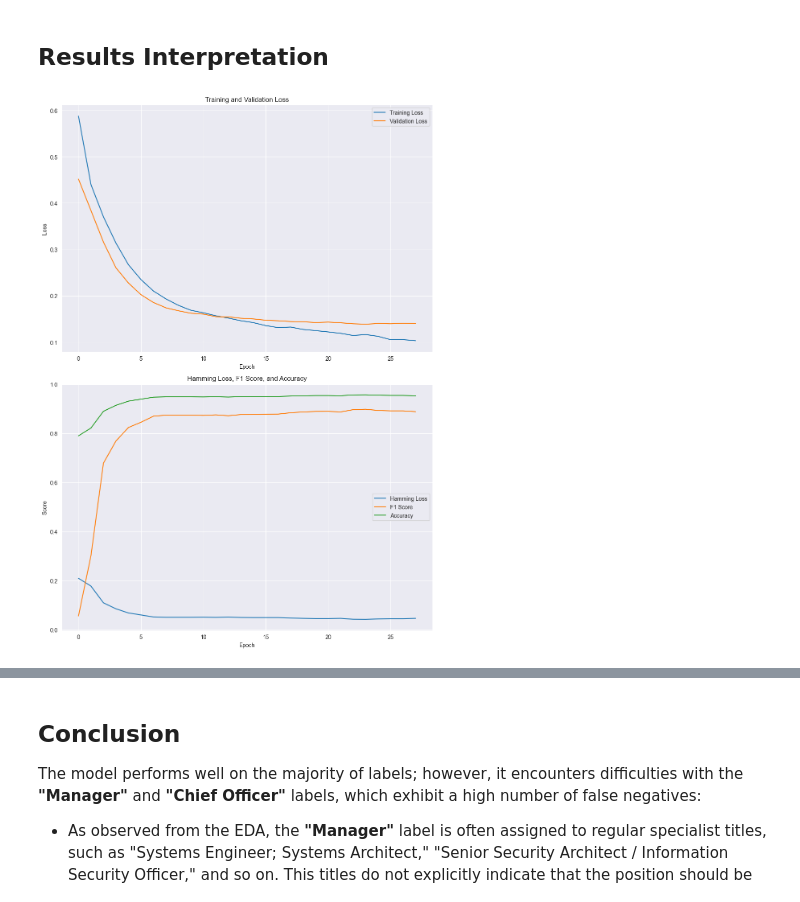
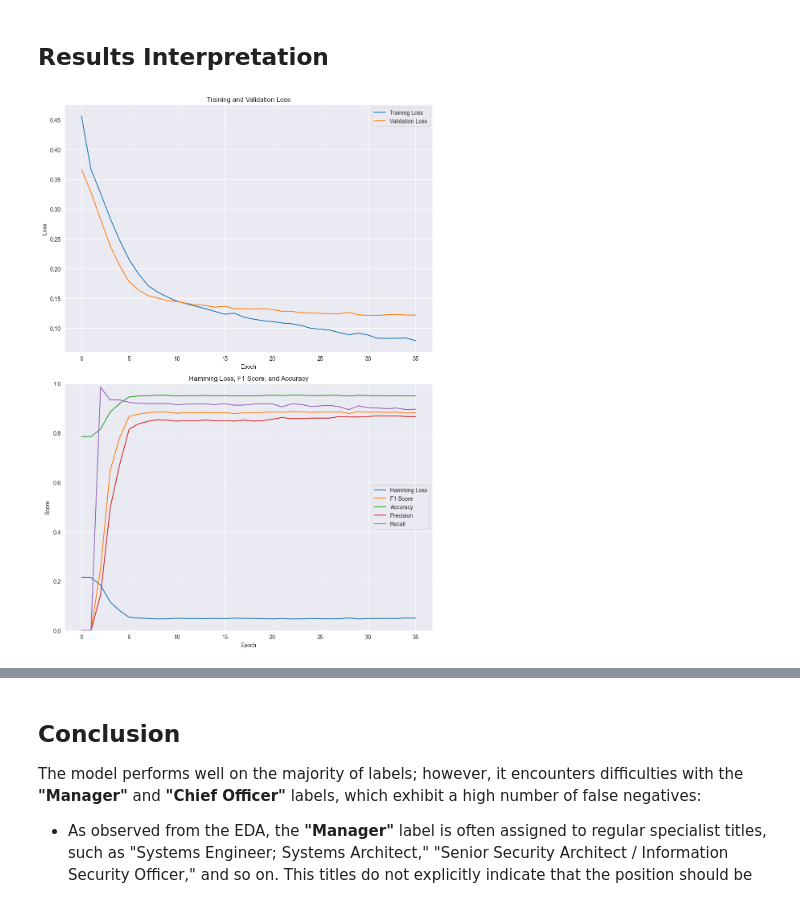
Before and after one commit to anyaachan/JobTitleClassification, a Jupyter notebook: model.ipynb, the cells around one changed output, grey strips where cells are left out. Cells and saved outputs as stored; diff of their text form; code cells hidden in the pictures.

```diff
--- a/model.ipynb
+++ b/model.ipynb
@@ -483,6 +508,6 @@ As highlighted in the EDA, the data is highly imbalanced. To address this, class
 # %%
-total_positives = sum(count for label, count in labels_count)
-class_weights = [total_positives / count for label, count in labels_count]
+total_positives = sum(count for label, count in labels_count.items())
+class_weights = [total_positives / count for label, count in labels_count.items()]
 
 class_weights = np.array(class_weights)
 class_weights = class_weights * (len(class_weights) / class_weights.sum())
@@ -559,13 +584,16 @@ hamming_loss = HammingDistance(task='multilabel', num_labels=classes_num).to(dev
 accuracy = Accuracy(task='multilabel', num_labels=5).to(device)
 f1 = F1Score(task='multilabel', num_labels=classes_num).to(device)
 precision = Precision(task='multilabel', num_labels=classes_num).to(device)
+recall = Recall(task='multilabel', num_labels=classes_num).to(device)
+
+hamming_loss_scores = []
+f1_scores = []
+accuracy_scores = []
+precision_scores = []
+recall_scores = []
 # %%
 train_losses = []
 val_losses = []
-
-hamming_loss_scores = []
-f1_scores = []
-accuracy_scores = []
 
 best_loss = float('inf')
 best_model_weights = None
@@ -586,26 +614,32 @@ for epoch in range(MAX_EPOCHS):
 
     # Update learning rate
     plateau_scheduler.step(val_loss)
-    print(f"Current learning rate: {adam_optimizer.param_groups[0]['lr']}")
 
+    # Thresholding
     predictions = (predictions >= THRESHOLD).long()
     predictions = predictions.to(device)
     targets = targets.to(device)
 
+    # Metrics
+    accuracy_score = accuracy(targets, predictions)
+    f1_score = f1(targets, predictions)
+    hamming_loss_score = hamming_loss(targets, predictions)
+    precision_score = precision(targets, predictions)
+    recall_score = recall(targets, predictions)
+
+    print(f"Current learning rate: {adam_optimizer.param_groups[0]['lr']}")
     print(f"Training loss: {train_loss:.5f}, Validation loss: {val_loss:.5f}")
+    print(f"Accuracy: {accuracy_score:.5f}")
+    print(f"F1: {f1_score:.5f}")
+    print(f"Hamming Loss: {hamming_loss_score:.5f}")
+    print(f"Precision: {precision_score:.5f}, Recall: {recall_score:.5f}")
 
-    accuracy_score = accuracy(targets, predictions)
-    print(f"Accuracy: {accuracy_score:.5f}")
-
-    f1_score = f1(targets, predictions)
-    print(f"F1: {f1_score:.5f}")
-
-    hamming_loss_score = hamming_loss(targets, predictions)
-    print(f"Hamming Loss: {hamming_loss_score:.5f}")
 
     hamming_loss_scores.append(hamming_loss_score.cpu())
     f1_scores.append(f1_score.cpu())
     accuracy_scores.append(accuracy_score.cpu())
+    precision_scores.append(precision_score.cpu())
+    recall_scores.append(recall_score.cpu())
 
     # Early stopping
     if val_loss < best_loss:
@@ -619,7 +653,7 @@ for epoch in range(MAX_EPOCHS):
         if patience == 0:
             break
 
-    print("\n")
+    print()
 
 model_bert_classifier.load_state_dict(best_model_weights)
 # %% [output]
@@ -648,25 +682,28 @@ torch.save(model_bert_classifier.state_dict(), 'models/job_title_classification_
 # %%
 fig, (ax1, ax2) = plt.subplots(2, 1, figsize=(10, 14))
 
 ax1.plot(train_losses, label='Training Loss')
 ax1.plot(val_losses, label='Validation Loss')
 ax1.set_xlabel('Epoch')
 ax1.set_ylabel('Loss')
 ax1.set_title('Training and Validation Loss')
 ax1.legend()
 
 ax2.plot(hamming_loss_scores, label='Hamming Loss')
 ax2.plot(f1_scores, label='F1 Score')
 ax2.plot(accuracy_scores, label='Accuracy')
+ax2.plot(precision_scores, label='Precision')
+ax2.plot(recall_scores, label='Recall')
 ax2.set_xlabel('Epoch')
+ax2.set_ylim([0, 1])  # Set y-axis limit (assuming scores are between 0 and 1)
 ax2.set_ylabel('Score')
 ax2.set_title('Hamming Loss, F1 Score, and Accuracy')
 ax2.legend()
 
 plt.tight_layout()
 plt.show()
 # %% [output]
-[figure, old version]
+[figure, new version]
 # %%
 # TODO: https://ieeexplore.ieee.org/document/9711932 multi-label confusion matrix
 cm = multilabel_confusion_matrix(best_targets.cpu().numpy(), best_predictions.cpu().numpy())
```
Also changed, not shown: parts of 10 cells of this notebook, 1 other file.
